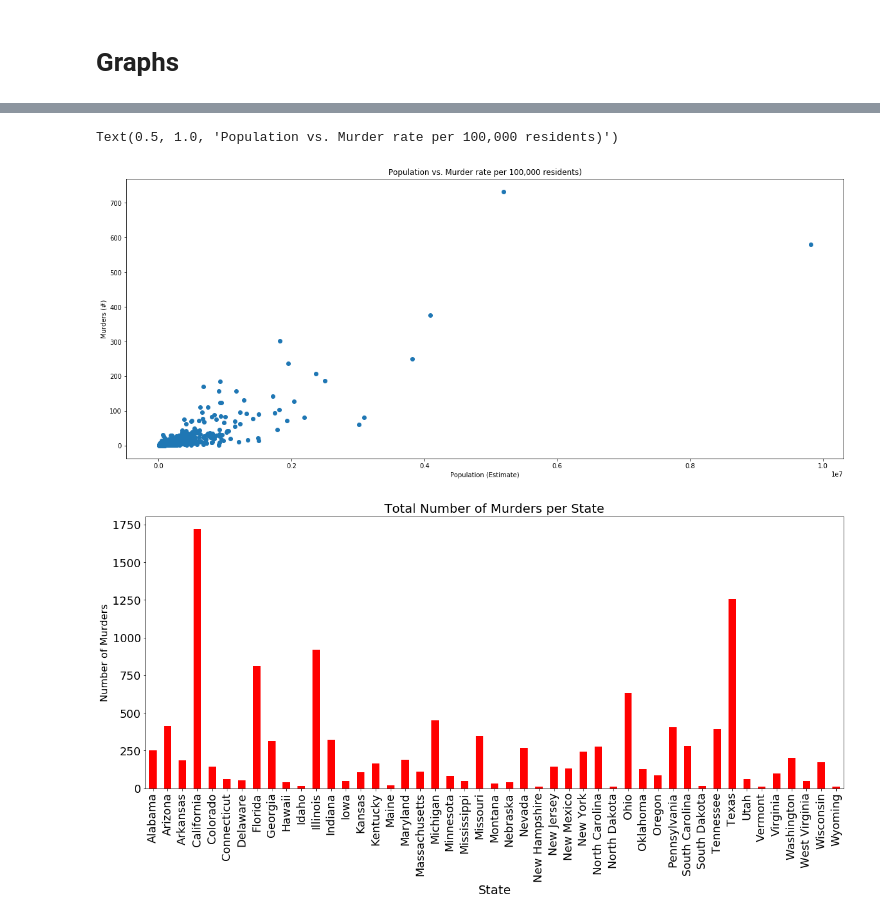
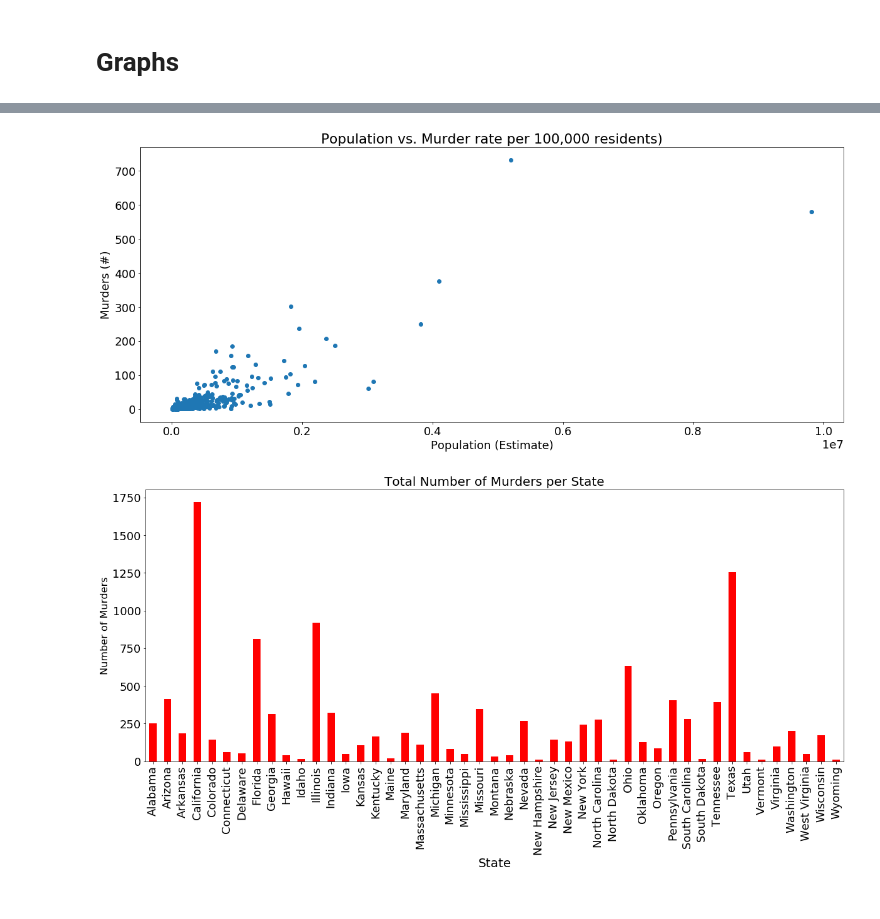
Before and after one commit to jstetter/project-1, a Jupyter notebook: project_1.ipynb, the cells around one changed output, grey strips where cells are left out. Drawn from its saved outputs; the diff is of its cells as text; code cells hidden in the pictures.

```diff
--- a/project_1.ipynb
+++ b/project_1.ipynb
@@ -180,4 +178,5 @@ plt.ylabel('Murder Rate per 100,000')
 plt.xlabel('Average Household Income')
 plt.title('Per Capita Income vs. Murder Rates')
 plt.rcParams["figure.figsize"] = (20,8)
+plt.rcParams.update({'font.size':18})
 # %% [output]
@@ -185,11 +184,11 @@ plt.rcParams["figure.figsize"] = (20,8)
 # %%
 plt.scatter(combined_df3['Population (Estimate)'], combined_df3['MRD'])
 plt.ylabel('Murders (#)')
 plt.xlabel('Population (Estimate)')
 plt.title('Population vs. Murder rate per 100,000 residents)')
+plt.rcParams.update({'font.size':18})
 # %% [output]
-Text(0.5, 1.0, 'Population vs. Murder rate per 100,000 residents)')
-[figure, old version]
+[figure, new version]
 # %%
 # Serenas Charts
 #Combined Murder data by state
```
Also changed, not shown: parts of 12 cells of this notebook.
